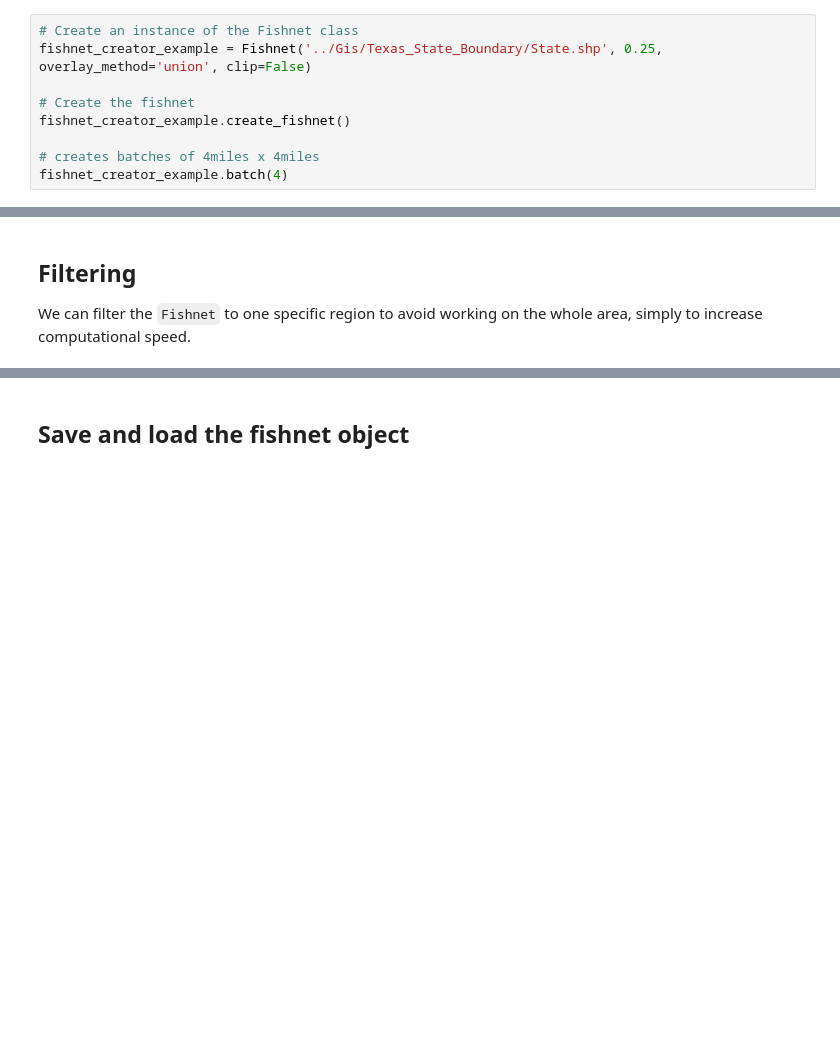
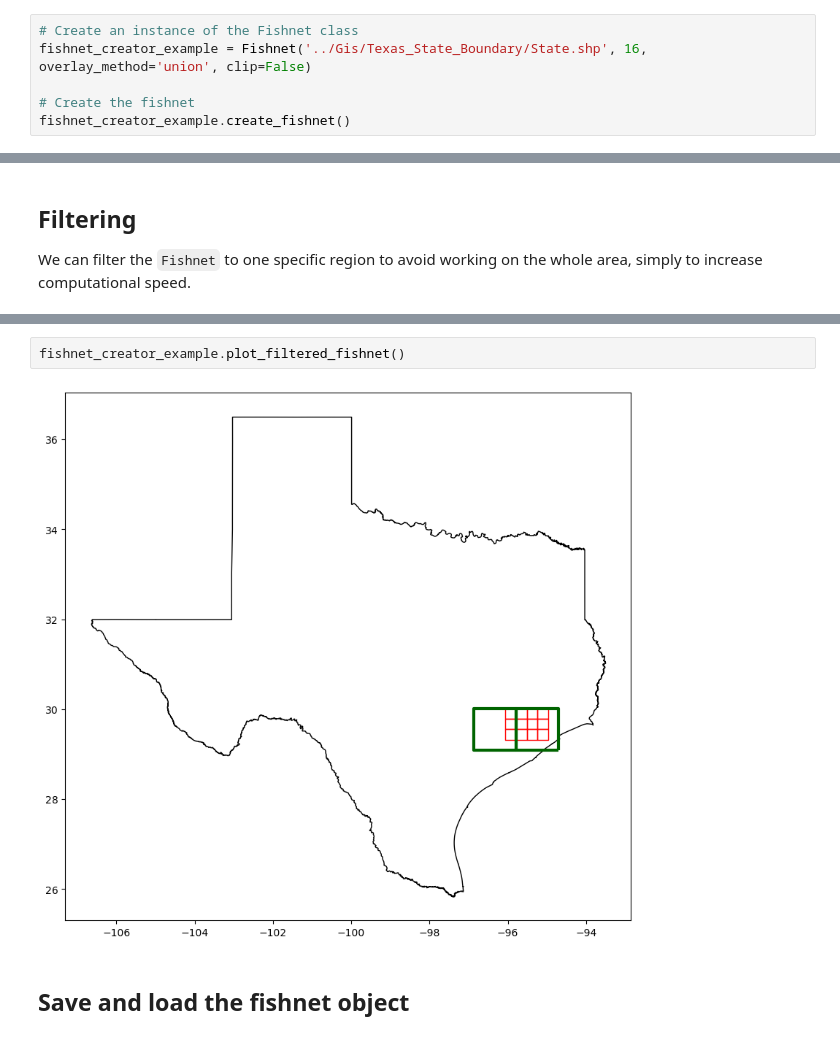
Before and after one commit to victor-radermecker/AdvancedLandCoverAnalytics-Pipeline, a Jupyter notebook: Google_Earth_Engine/code_review.ipynb, the cells around one changed output, grey strips where cells are left out. Drawn from its saved outputs; the diff is of its cells as text; blank space fills up the shorter version.

```diff
--- a/Google_Earth_Engine/code_review.ipynb
+++ b/Google_Earth_Engine/code_review.ipynb
@@ -41,10 +56,7 @@ First, we can generate the fishnet using the following code.
 - We aggregated the fishnet into batches corresponding to the images to extract froom the GoogleEarth Engine
 # %%
 # Create an instance of the Fishnet class
-fishnet_creator_example = Fishnet('../Gis/Texas_State_Boundary/State.shp', 0.25, overlay_method='union', clip=False)
+fishnet_creator_example = Fishnet('../Gis/Texas_State_Boundary/State.shp', 16, overlay_method='union', clip=False)
 
 # Create the fishnet
 fishnet_creator_example.create_fishnet()
-
-# creates batches of 4miles x 4miles
-fishnet_creator_example.batch(4)
@@ -63,3 +90,7 @@ fishnet_creator_example.filtered_fishnet.head(10)
+# %%
+fishnet_creator_example.plot_filtered_fishnet()
+# %% [output]
+[figure, added]
 # %% [markdown]
 ## Save and load the fishnet object
 # %%
```
Also changed, not shown: parts of 10 cells of this notebook, 2 other files.
